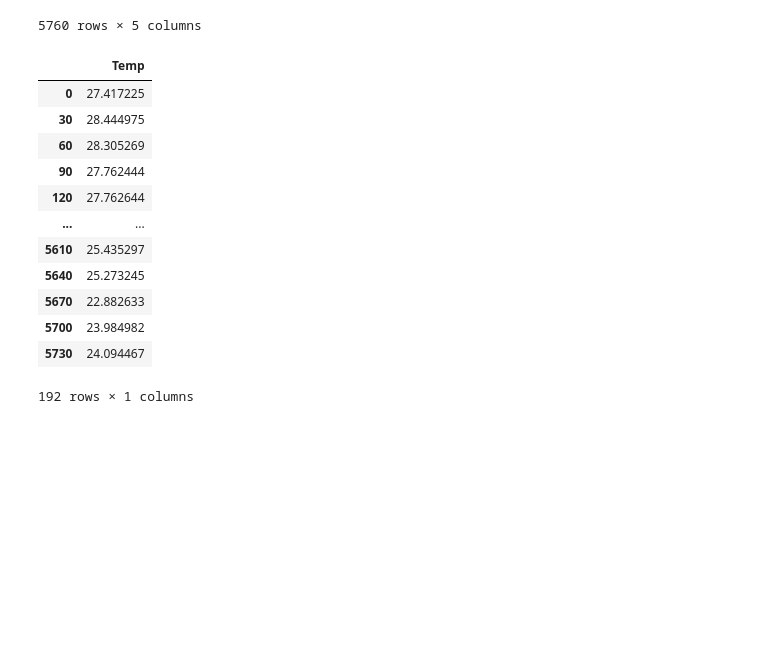
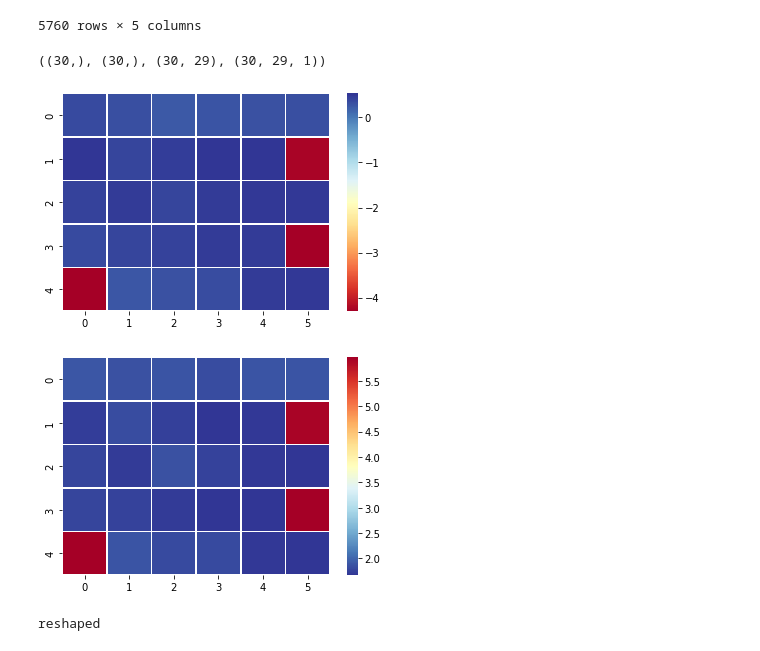
Before and after one commit to yfhkucing/experiment_bms, a Jupyter notebook: model_temp_30.ipynb, the cells around one changed output. Saved outputs shown, nothing was run; the diff lists cells and outputs as text; code cells hidden in the pictures; blank space fills up the shorter version.

```diff
--- a/model_temp_30.ipynb
+++ b/model_temp_30.ipynb
@@ -44,19 +60,3 @@ for i in range(30):
   frame = frame.drop(['koor_x','koor_y',],axis=1)
   frame = frame.drop(['Vx','Vy'],axis=1)
   array_y.append(frame)
-# %%
-array_y[0]
-# %% [output]
-|  | Temp |
-| 0 | 27.417225 |
-| 30 | 28.444975 |
-| 60 | 28.305269 |
-| 90 | 27.762444 |
-| 120 | 27.762644 |
-| ... | ... |
-| 5610 | 25.435297 |
-| 5640 | 25.273245 |
-| 5670 | 22.882633 |
-| 5700 | 23.984982 |
-| 5730 | 24.094467 |
-192 rows × 1 columns
@@ -62,0 +90,43 @@ array_y[0]
+# %%
+skor_r2=[]
+mae_=[]
+rmse = []
+y_predict = []
+for i in range(30):
+  model = joblib.load(f'/content/models/model {i}')
+  y_pred = model.predict(x_test)
+  Skor_r2 = r2(y_test,y_pred)
+  RMSE = mse(y_test,y_pred,squared=False)
+  MAE = mae(y_test,y_pred)
+  y_predict.append(y_pred)
+  skor_r2.append(Skor_r2)
+  mae_.append(MAE)
+  rmse.append(RMSE)
+# %%
+skor_r2 = np.array(skor_r2)
+rmse = np.array(rmse)
+mae_=np.array(mae_)
+y_predict = np.array(y_predict)
+y_testing = np.array(y_testing)
+# %%
+skor_r2.shape, rmse.shape, y_predict.shape, y_testing.shape
+# %% [output]
+((30,), (30,), (30, 29), (30, 29, 1))
+# %%
+r2_matrix = skor_r2.reshape(5,6)
+rmse_matrix = rmse.reshape(5,6)
+mae_matrix = mae_.reshape(5,6)
+# %%
+import numpy as np
+import seaborn as sns
+import matplotlib.pylab as plt
+
+ax = sns.heatmap(r2_matrix, linewidth=0.5, cmap="RdYlBu")
+plt.show()
+# %% [output]
+[figure, added]
+# %%
+bx = sns.heatmap(mae_matrix, linewidth=0.5, cmap="RdYlBu_r")
+plt.show()
+# %% [output]
+[figure, added]
@@ -62,0 +136,10 @@ array_y[0]
+# %%
+a = y_testing[(...,scenarios,indexing)]
+b = y_predict[...,scenarios]
+a = np.array(a)
+b = np.array(b)
+a = a.reshape(5,6)
+b = b.reshape(5,6)
+print('reshaped')
+# %% [output]
+reshaped
```
Also changed, not shown: parts of 4 cells of this notebook.
